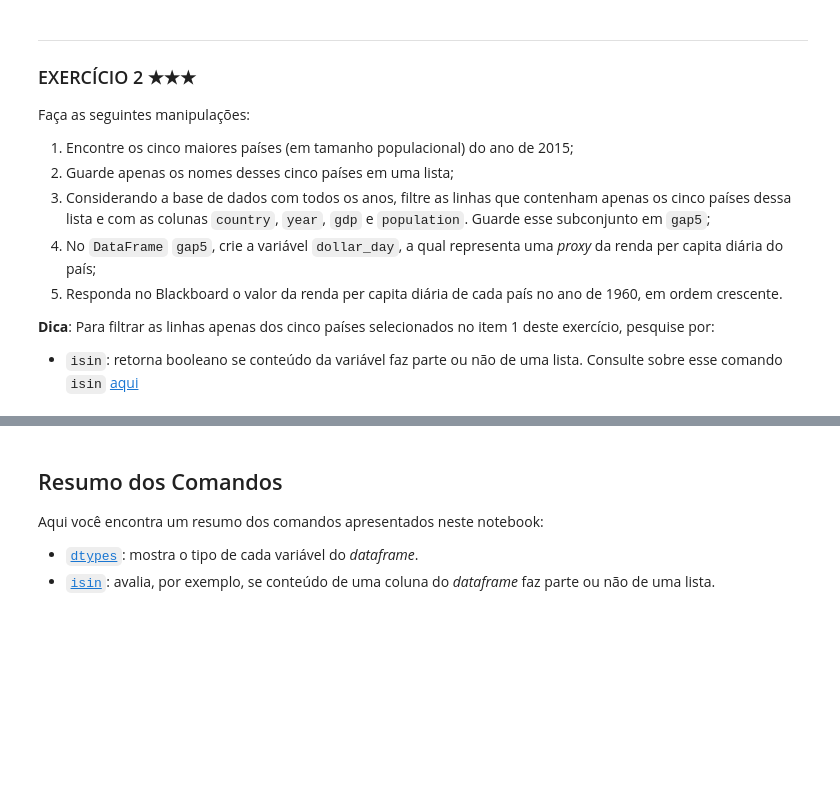
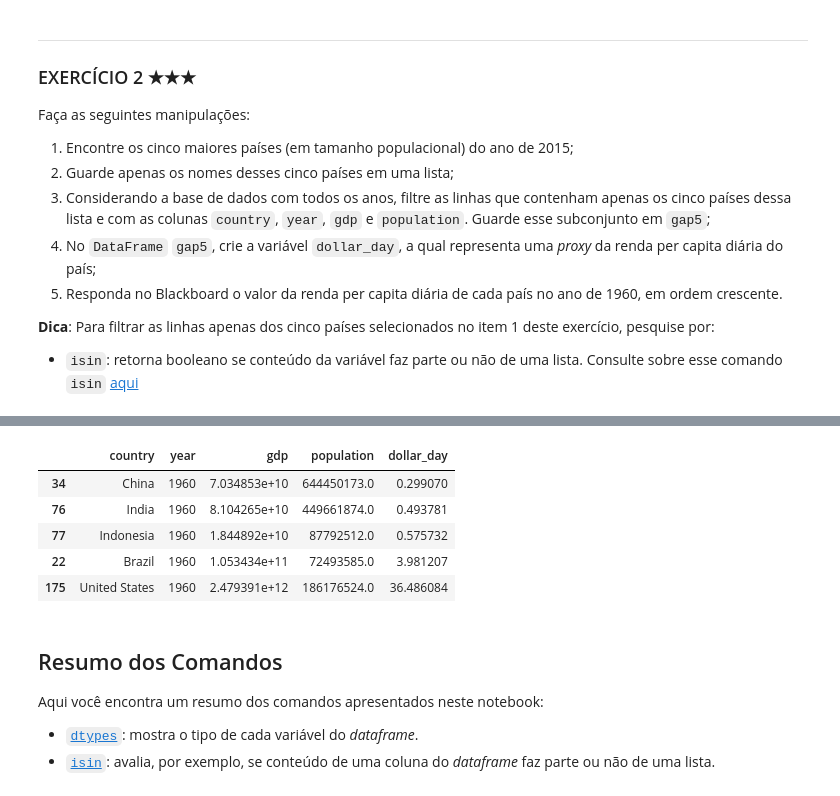
Before and after one commit to rodrigogapires/CD21-1, a Jupyter notebook: aula01/Aula01_Exercicios_ExploratoriaManipularDF.ipynb, the cells around one changed output, grey strips where cells are left out. Cells and saved outputs as stored; diff of their text form; code cells hidden in the pictures; blank space fills up the shorter version.

```diff
--- a/aula01/Aula01_Exercicios_ExploratoriaManipularDF.ipynb
+++ b/aula01/Aula01_Exercicios_ExploratoriaManipularDF.ipynb
@@ -93,0 +125,4 @@ Faça as seguintes manipulações:
+# %%
+paises = gap.sort_values(['population'], ascending=False)
+paises = paises.loc[gap['year'] == 2015, ['country']].head(5)
+paises
@@ -94,3 +136,15 @@ Faça as seguintes manipulações:
+# %%
+gap5 = gap[gap['country'].isin(paises['country'])]
+gap5 = gap5.loc[gap5['year'] == 1960, ['country', 'year', 'gdp', 'population']]
+gap5['dollar_day'] = gap5['gdp'] / gap5['population'] / 365
+gap5.sort_values(['dollar_day'])
+# %% [output]
+|  | country | year | gdp | population | dollar_day |
+| 34 | China | 1960 | 7.034853e+10 | 644450173.0 | 0.299070 |
+| 76 | India | 1960 | 8.104265e+10 | 449661874.0 | 0.493781 |
+| 77 | Indonesia | 1960 | 1.844892e+10 | 87792512.0 | 0.575732 |
+| 22 | Brazil | 1960 | 1.053434e+11 | 72493585.0 | 3.981207 |
+| 175 | United States | 1960 | 2.479391e+12 | 186176524.0 | 36.486084 |
 # %% [markdown]
 <div id="resumo-comandos"></div>
 
```
Also changed, not shown: parts of 8 cells of this notebook, 1 other file.
